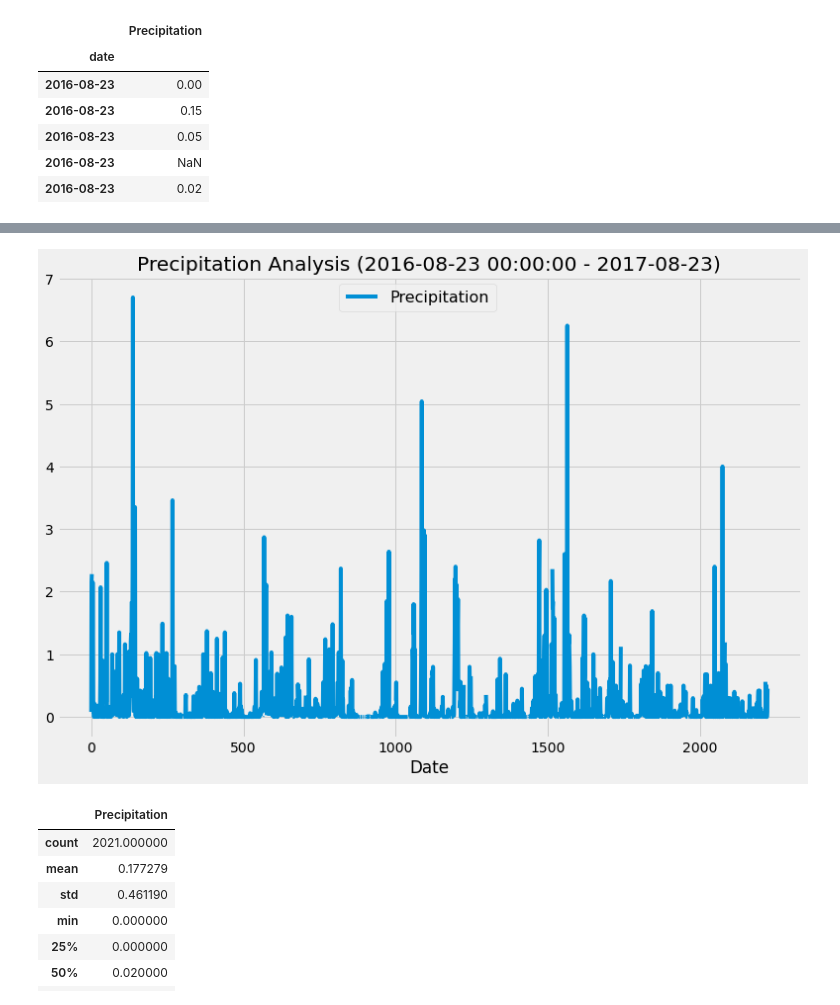
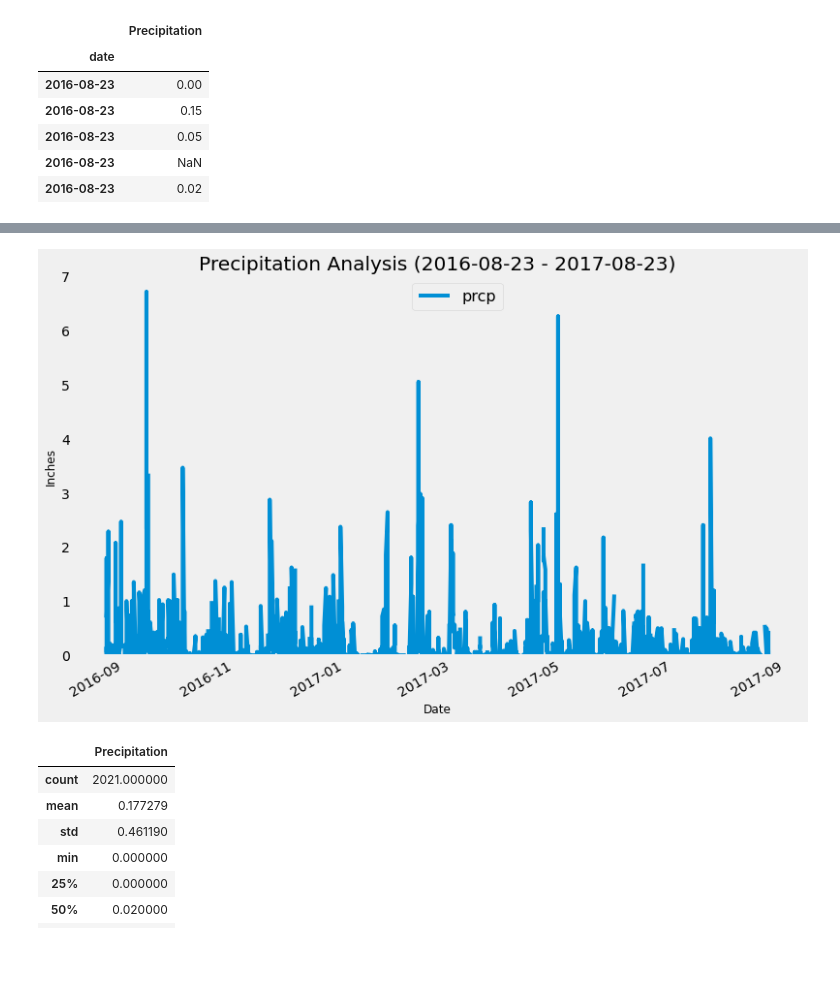
Before and after one commit to Farhana20/UCI_Homework_Farhana, a Jupyter notebook: sqlalchemy-challenge/climate_starter.ipynb, the cells around one changed output, grey strips where cells are left out. Saved outputs shown, nothing was run; the diff lists cells and outputs as text; code cells hidden in the pictures; blank space fills up the shorter version.

```diff
--- a/sqlalchemy-challenge/climate_starter.ipynb
+++ b/sqlalchemy-challenge/climate_starter.ipynb
@@ -263,6 +274,7 @@ array([[<matplotlib.axes._subplots.AxesSubplot object at 0x...>]],
 # %%
 # reflect an existing database into a new model
-
+Base = automap_base()
 # reflect the tables
+Base.prepare(engine, reflect=True)
 # %%
 # We can view all of the classes that automap found
@@ -269,7 +284,10 @@ array([[<matplotlib.axes._subplots.AxesSubplot object at 0x...>]],
 # %%
 # Save references to each table
+Measurement = Base.classes.measurement
+Station = Base.classes.station
 # %%
 # Create our session (link) from Python to the DB
+session = Session(engine)
 # %% [markdown]
 # Exploratory Climate Analysis
 # %%
@@ -341,3 +418,10 @@ Precipitation_df.set_index('date').head()
 | 2016-08-23 | 0.05 |
 | 2016-08-23 | NaN |
 | 2016-08-23 | 0.02 |
+# %%
+# Sort the dataframe by date
+
+prec_df["date"] = pd.to_datetime(prec_df["date"], format = "%Y-%m-%d")
+prec_df.set_index('date',inplace=True)
+prec_df_sort = prec_df.sort_values(['date'], ascending=True)
+prec_df_sort
@@ -344,13 +443,17 @@ Precipitation_df.set_index('date').head()
 # %%
 # Use Pandas Plotting with Matplotlib to plot the data
 
-ax = Precipitation_df.plot(figsize=(12,8))
+ax = prec_df_sort.plot(figsize=(12,8))
 plt.legend(bbox_to_anchor=(.6,1.001), fontsize="16")
 ax.set_title(f"Precipitation Analysis ({(year_ago)} - {latest_date})")
-ax.set_xlabel('Date')
+ax.set_xlabel("Date", fontsize = 12)
+ax.set_ylabel("Inches", fontsize = 12)
+plt.grid()
+plt.ylim(0,7)
+plt.savefig("PrecipitationAnalysis.png")
 plt.show()
 # %% [output]
-[figure, old version]
+[figure, new version]
 # %%
 # Use Pandas to calcualte the summary statistics for the precipitation data
 Precipitation_df.describe()
```
Also changed, not shown: parts of 19 cells of this notebook, 4 other files.
